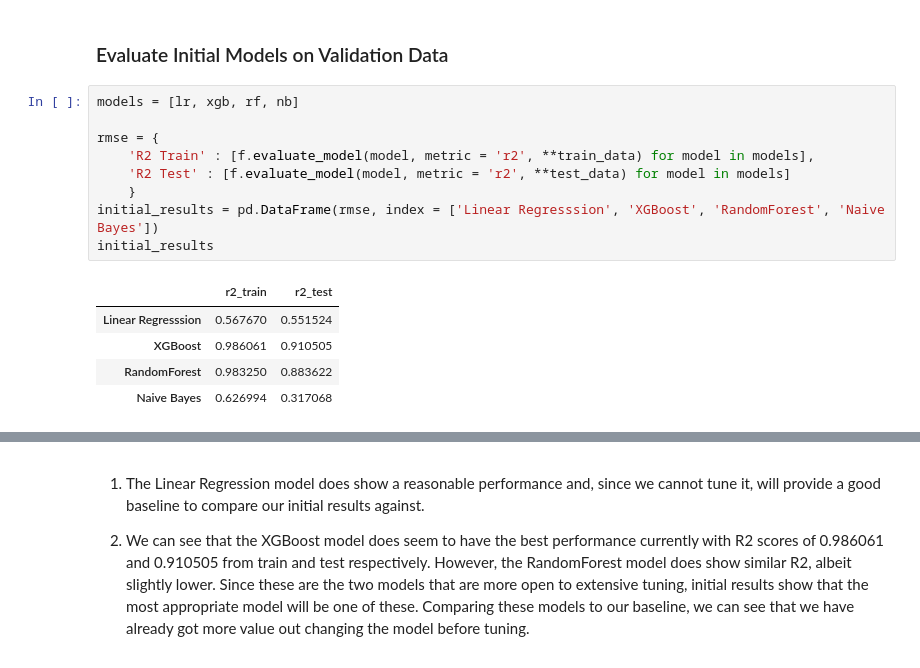
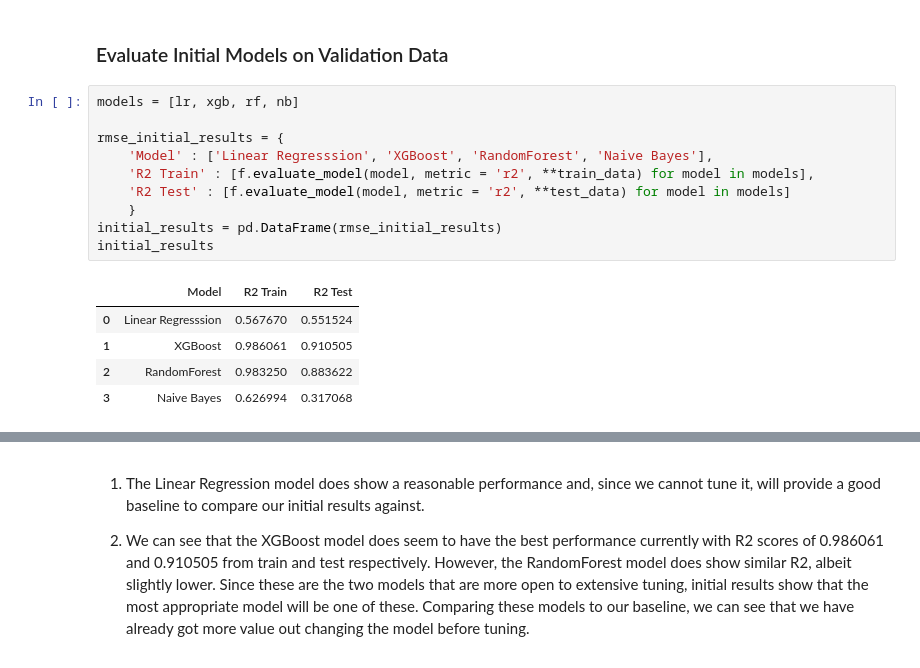
Before and after one commit to j4mes12/ITAI_Coursework, a Jupyter notebook: Task 1/04_Model_Tuning.ipynb, the cells around one changed output, grey strips where cells are left out. Drawn from its saved outputs; the diff is of its cells as text.

```diff
--- a/Task 1/04_Model_Tuning.ipynb
+++ b/Task 1/04_Model_Tuning.ipynb
@@ -70,18 +72,19 @@ nb model... trained
 # %%
 models = [lr, xgb, rf, nb]
 
-rmse = {
+rmse_initial_results = {
+    'Model' : ['Linear Regresssion', 'XGBoost', 'RandomForest', 'Naive Bayes'],
     'R2 Train' : [f.evaluate_model(model, metric = 'r2', **train_data) for model in models],
     'R2 Test' : [f.evaluate_model(model, metric = 'r2', **test_data) for model in models]
     }
-initial_results = pd.DataFrame(rmse, index = ['Linear Regresssion', 'XGBoost', 'RandomForest', 'Naive Bayes'])
+initial_results = pd.DataFrame(rmse_initial_results)
 initial_results
 # %% [output]
-|  | r2_train | r2_test |
-| Linear Regresssion | 0.567670 | 0.551524 |
-| XGBoost | 0.986061 | 0.910505 |
-| RandomForest | 0.983250 | 0.883622 |
-| Naive Bayes | 0.626994 | 0.317068 |
+|  | Model | R2 Train | R2 Test |
+| 0 | Linear Regresssion | 0.567670 | 0.551524 |
+| 1 | XGBoost | 0.986061 | 0.910505 |
+| 2 | RandomForest | 0.983250 | 0.883622 |
+| 3 | Naive Bayes | 0.626994 | 0.317068 |
 # %%
 fig, ax = plt.subplots(1, 1, figsize = (15, 8))
 
```
Also changed, not shown: parts of 46 cells of this notebook, 1 other file.
